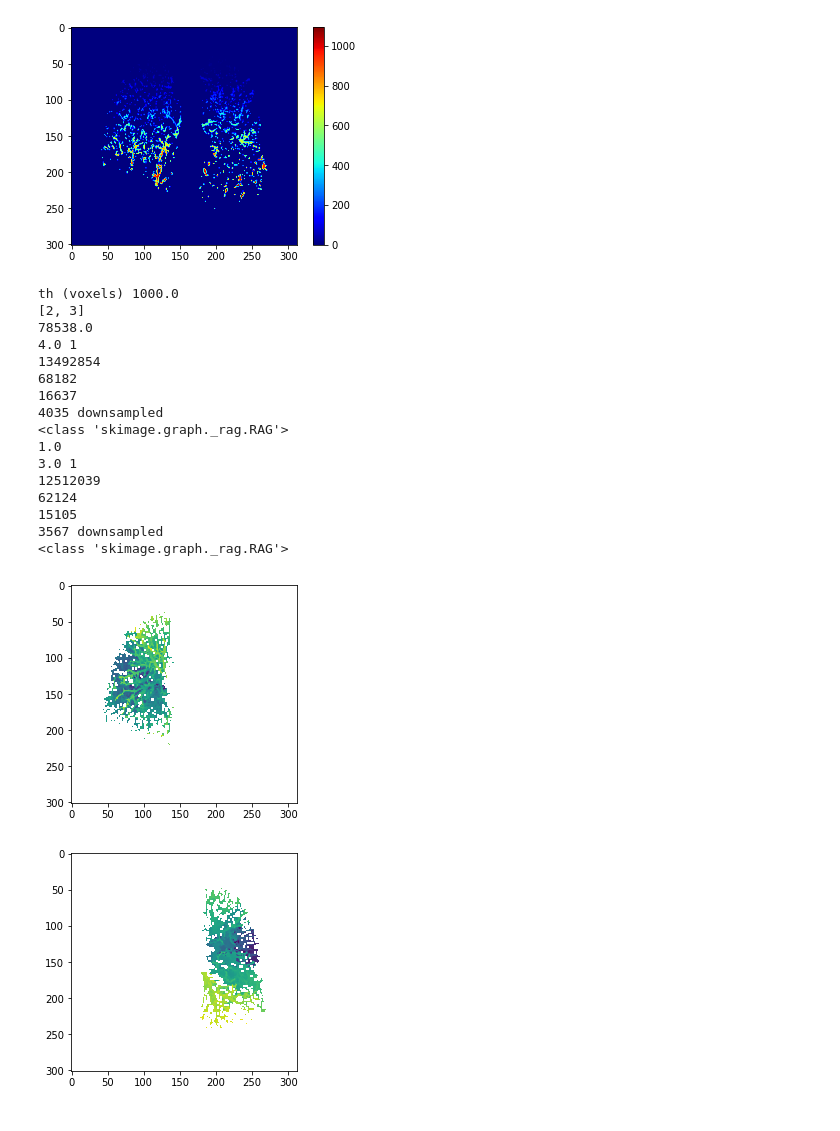
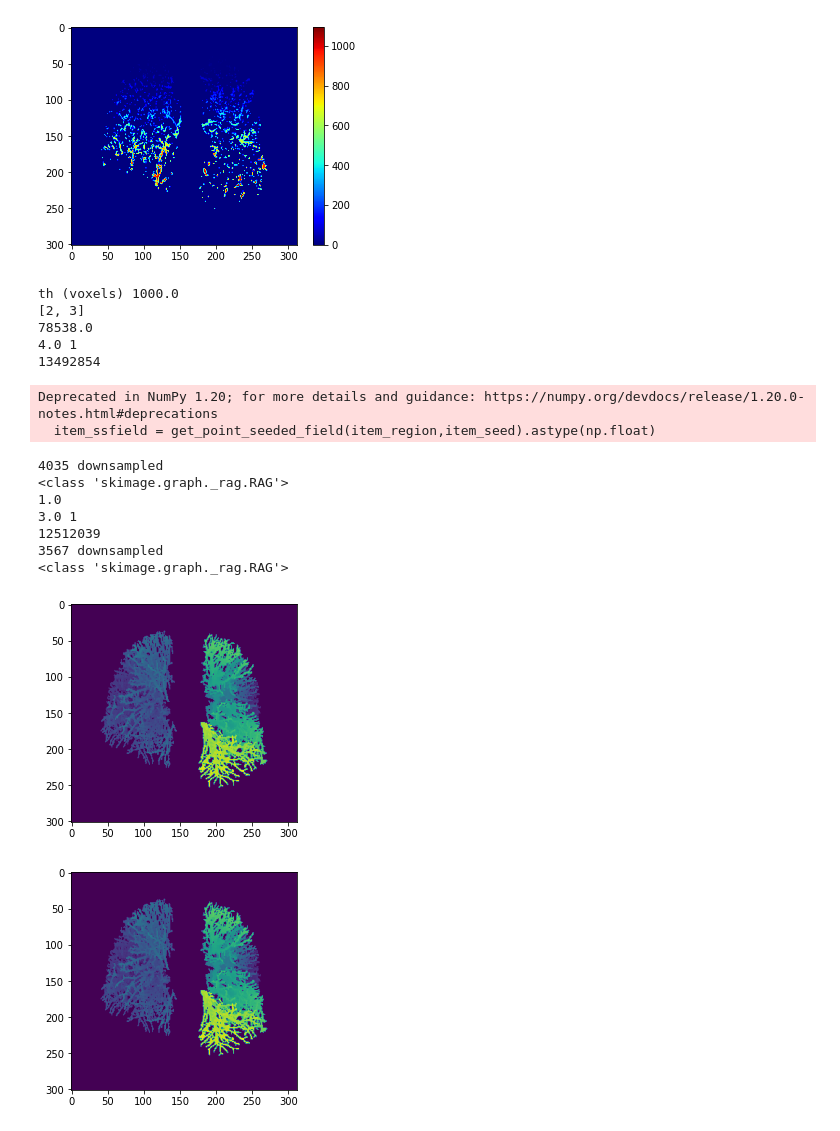
Before and after one commit to pangyuteng/pulmonary-vessel-seg, a Jupyter notebook: utils/hola.ipynb, the cells around one changed output. Saved outputs shown, nothing was run; the diff lists cells and outputs as text; code cells hidden in the pictures.

```diff
--- a/utils/hola.ipynb
+++ b/utils/hola.ipynb
@@ -85,7 +85,7 @@ plt.imshow(np.max(mask,1),cmap='gray')
 # %%
 # use bsfield to find starting point for skfmm
 bsfield = ndimage.distance_transform_edt(mask)
-
+ssfield = np.zeros_like(bsfield).astype(np.int32)
 print(np.max(bsfield))
 plt.imshow(np.max(bsfield,1),cmap='jet')
 # %% [output]
@@ -122,60 +122,63 @@ th = 1000/np.prod(mask_obj.GetSpacing()) # 1cc in voxels
 print('th (voxels)',th)
 label_list = [x.label for x in props if x.label != 0 and x.area >= th]
 print(label_list)
-ssfield = np.zeros_like(label).astype(np.int32)
+
 
 mydict = {}
 for idx in label_list:
     item_region = label == idx
     print(props[idx].area)
 
 
     item_skeleton = skeletonize(item_region)
     item_bs = np.copy(bsfield) # find centered large point as starting point.
     item_bs[item_skeleton==0]=0
     max_val = np.max(item_bs)
     print(max_val,np.sum(item_bs == max_val))
     item_seed = np.argmax(item_bs)
     print(np.argmax(item_bs))
 
-    item_ssfield = get_point_seeded_field(item_region,item_seed).astype(float)
-    item_label = measure.label(item_ssfield)
-    print(np.sum(item_ssfield>0))
-    print(len(np.unique(item_label)))
+
+    item_ssfield = get_point_seeded_field(item_region,item_seed).astype(np.float)
 
     # ssfield is not always propagating normal to vessel direction
     # we downsample the intensity
     item_ssfield /= 4 # arbitrary number
 
-    ssfield[item_ssfield!=0]=np.copy(item_ssfield[item_ssfield!=0]) # ???? why ssfield cannot be merged?
+    # use skeleton then watershed
+    #item_ssfield = get_point_seeded_field(item_skeleton,item_seed).astype(np.int32)
+    #print(len(np.unique(item_ssfield)),'downsampled')
+    #item_ssfield = watershed(item_region*-1, item_ssfield, mask=item_region>0)
+    #print(len(np.unique(item_ssfield)),'downsampled')
+
 
     item_label = measure.label(item_ssfield)
+    ssfield[ item_ssfield.mask == False ]=item_ssfield[item_ssfield.mask == False] # ???? why ssfield cannot be merged?
+
     print(len(np.unique(item_label)),'downsampled')
     item_rag = graph.RAG(label_image=item_label,connectivity=3) # you can use this
     print(type(item_rag))
     plt.figure(idx)
-    plt.imshow(np.max(item_ssfield,axis=1))
-    item_rag.remove_node(0)
+    plt.imshow(np.max(ssfield,axis=1))
+    #item_rag.remove_node(0)
     mydict[idx]={'rag':item_rag,'ssfield':item_ssfield,'label':item_label}
 # %% [output]
 th (voxels) 1000.0
 [2, 3]
 78538.0
 4.0 1
 13492854
-68182
-16637
-4035 downsampled
-<class 'skimage.graph._rag.RAG'>
-1.0
-3.0 1
-12512039
-62124
-15105
-3567 downsampled
-<class 'skimage.graph._rag.RAG'>
+Deprecated in NumPy 1.20; for more details and guidance: https://numpy.org/devdocs/release/1.20.0-notes.html#deprecations
+  item_ssfield = get_point_seeded_field(item_region,item_seed).astype(np.float)
+4035 downsampled
+<class 'skimage.graph._rag.RAG'>
+1.0
+3.0 1
+12512039
+3567 downsampled
+<class 'skimage.graph._rag.RAG'>
-[figure, old version]
+[figure, new version]
-[figure, old version]
+[figure, new version]
 # %%
 print(ssfield.dtype)
 plt.imshow(np.mean(ssfield,1),cmap='jet')
```
Also changed, not shown: parts of 7 cells of this notebook.
